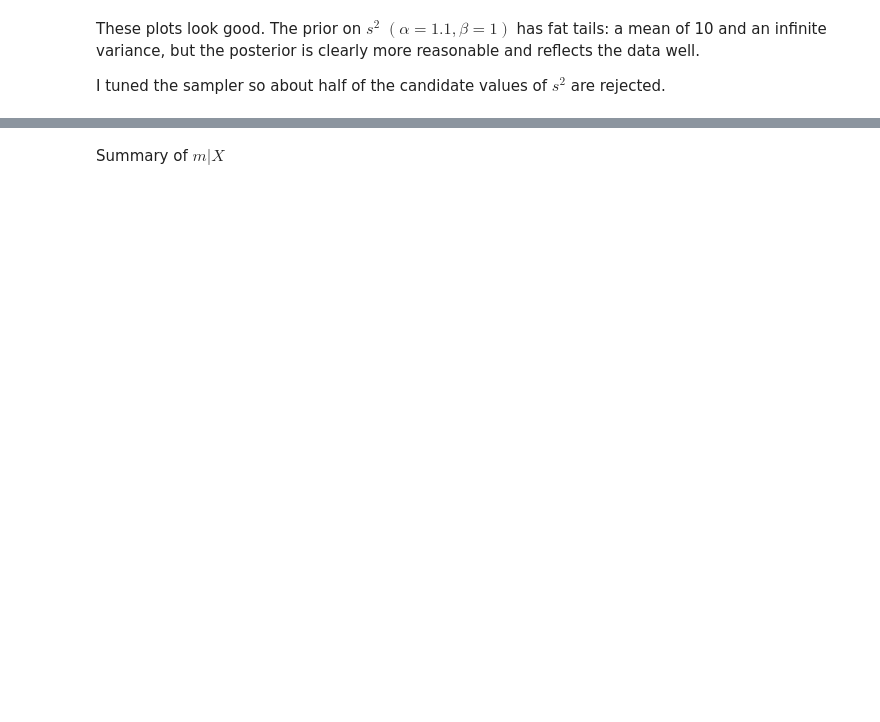
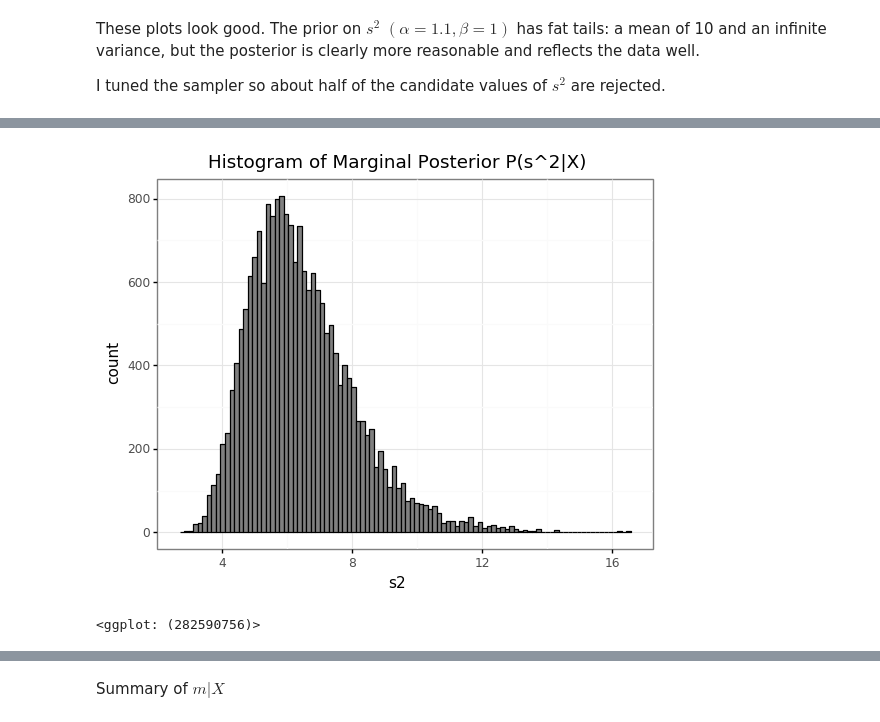
Before and after one commit to millerjoey/NOAA_Data_Analysis, a Jupyter notebook: analysis.ipynb, the cells around one changed output, grey strips where cells are left out. Cells and saved outputs as stored; diff of their text form; code cells hidden in the pictures; blank space fills up the shorter version.

```diff
--- a/analysis.ipynb
+++ b/analysis.ipynb
@@ -362,3 +386,8 @@ I tuned the sampler so about half of the candidate values of $s^2$ are rejected.
+# %%
+ggplot(data = pd.DataFrame({"s2": s2})) + geom_histogram(aes(x = "s2"), color = "black", fill = "grey", bins = 100) + theme_bw() + labs(title = "Histogram of Marginal Posterior P(s^2|X)")
+# %% [output]
+[figure, added]
+<ggplot: (282590756)>
 # %%
 len(np.unique(s2))/len(s2)
 # %% [output]
```
Also changed, not shown: parts of 8 cells of this notebook.
